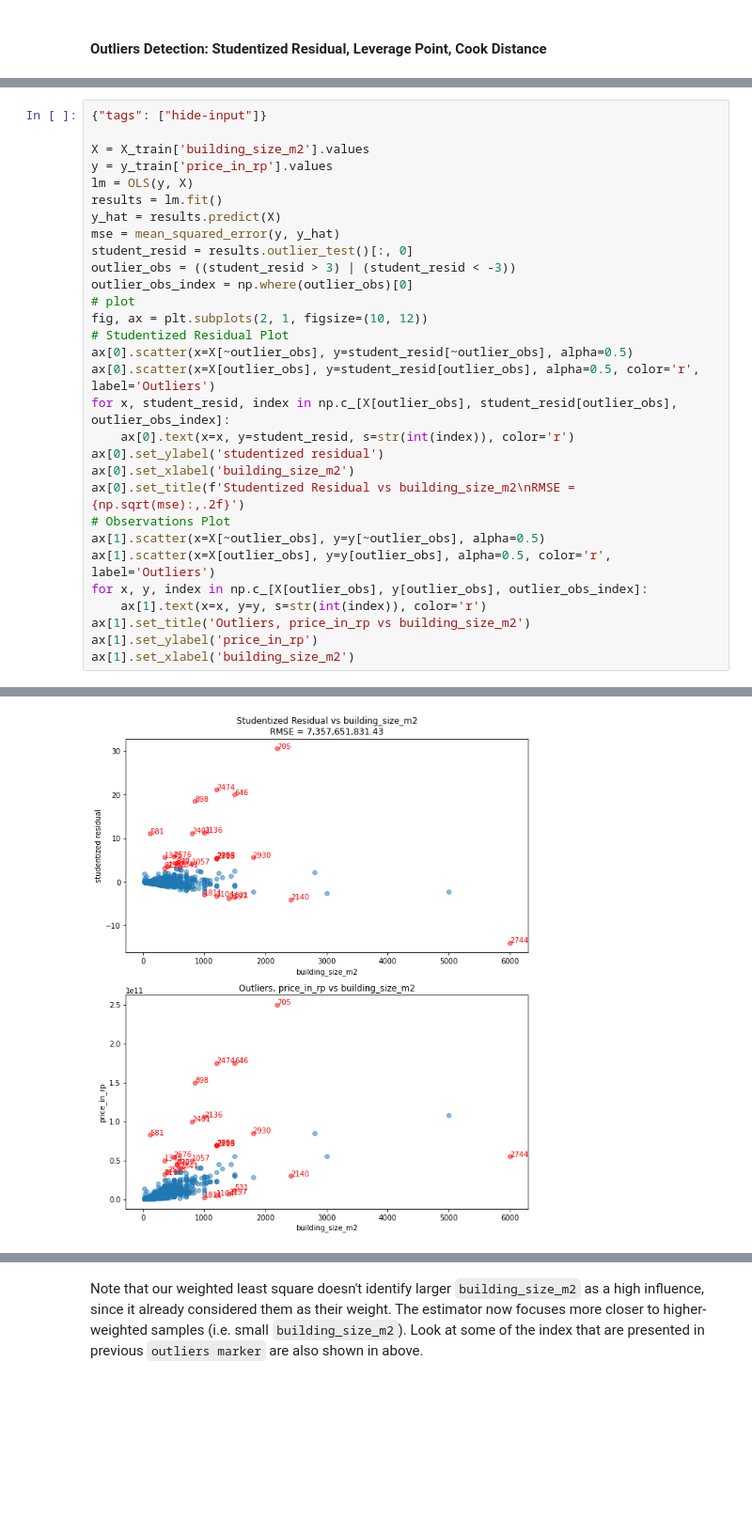
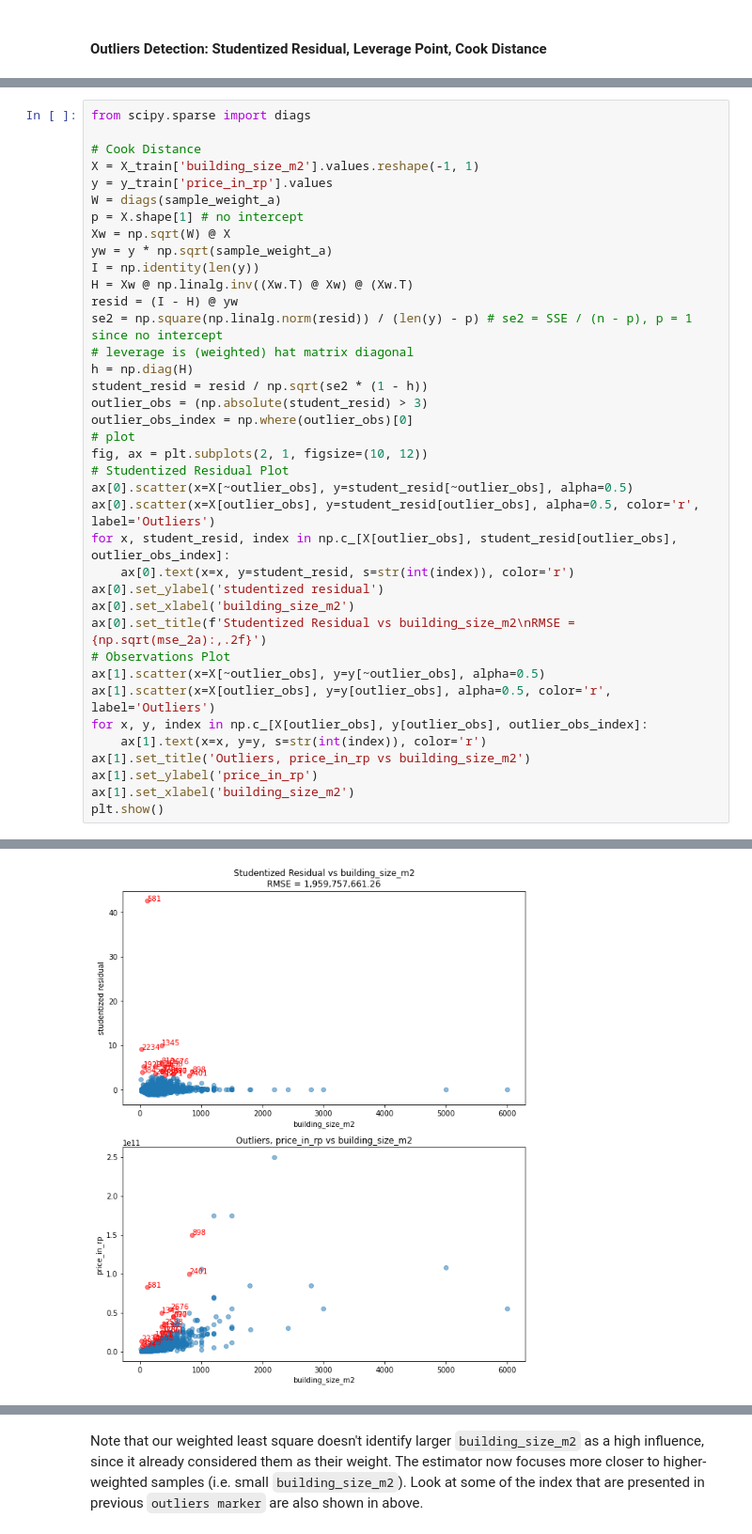
Before and after one commit to nbarizki/jabodetabekhousepricing, a Jupyter notebook: 3 - Linear Modeling of House Price.ipynb, the cells around one changed output, grey strips where cells are left out. Shown at 94% size. Drawn from its saved outputs; the diff is of its cells as text; blank space fills up the shorter version.

```diff
--- a/3 - Linear Modeling of House Price.ipynb
+++ b/3 - Linear Modeling of House Price.ipynb
@@ -273,14 +370,21 @@ Above result **rejects the null hypotheses of homoscedacity**. Let's further ver
 # %%
-{"tags": ["hide-input"]}
+from scipy.sparse import diags
 
-X = X_train['building_size_m2'].values
+# Cook Distance
+X = X_train['building_size_m2'].values.reshape(-1, 1)
 y = y_train['price_in_rp'].values
-lm = OLS(y, X)
-results = lm.fit()
-y_hat = results.predict(X)
-mse = mean_squared_error(y, y_hat)
-student_resid = results.outlier_test()[:, 0]
-outlier_obs = ((student_resid > 3) | (student_resid < -3))
+W = diags(sample_weight_a)
+p = X.shape[1] # no intercept
+Xw = np.sqrt(W) @ X
+yw = y * np.sqrt(sample_weight_a)
+I = np.identity(len(y))
+H = Xw @ np.linalg.inv((Xw.T) @ Xw) @ (Xw.T)
+resid = (I - H) @ yw
+se2 = np.square(np.linalg.norm(resid)) / (len(y) - p) # se2 = SSE / (n - p), p = 1 since no intercept
+# leverage is (weighted) hat matrix diagonal
+h = np.diag(H)
+student_resid = resid / np.sqrt(se2 * (1 - h))
+outlier_obs = (np.absolute(student_resid) > 3)
 outlier_obs_index = np.where(outlier_obs)[0]
 # plot
 fig, ax = plt.subplots(2, 1, figsize=(10, 12))
@@ -291,7 +395,7 @@ for x, student_resid, index in np.c_[X[outlier_obs], student_resid[outlier_obs],
     ax[0].text(x=x, y=student_resid, s=str(int(index)), color='r')
 ax[0].set_ylabel('studentized residual')
 ax[0].set_xlabel('building_size_m2')
-ax[0].set_title(f'Studentized Residual vs building_size_m2\nRMSE = {np.sqrt(mse):,.2f}')
+ax[0].set_title(f'Studentized Residual vs building_size_m2\nRMSE = {np.sqrt(mse_2a):,.2f}')
 # Observations Plot
 ax[1].scatter(x=X[~outlier_obs], y=y[~outlier_obs], alpha=0.5)
 ax[1].scatter(x=X[outlier_obs], y=y[outlier_obs], alpha=0.5, color='r', label='Outliers')
@@ -300,4 +404,5 @@ for x, y, index in np.c_[X[outlier_obs], y[outlier_obs], outlier_obs_index]:
 ax[1].set_title('Outliers, price_in_rp vs building_size_m2')
 ax[1].set_ylabel('price_in_rp')
 ax[1].set_xlabel('building_size_m2')
+plt.show()
 # %% [output]
@@ -305 +409 @@ Text(0.5, 0, 'building_size_m2')
-[figure, old version]
+[figure, new version]
```
Also changed, not shown: parts of 68 cells of this notebook, 1 other file.
